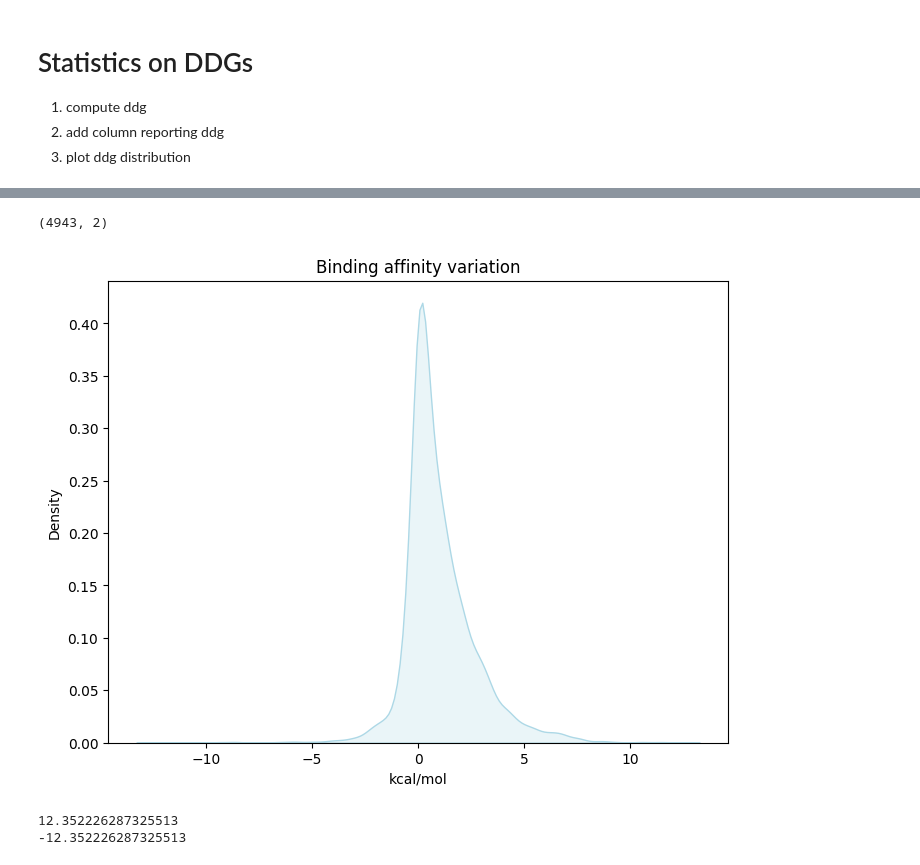
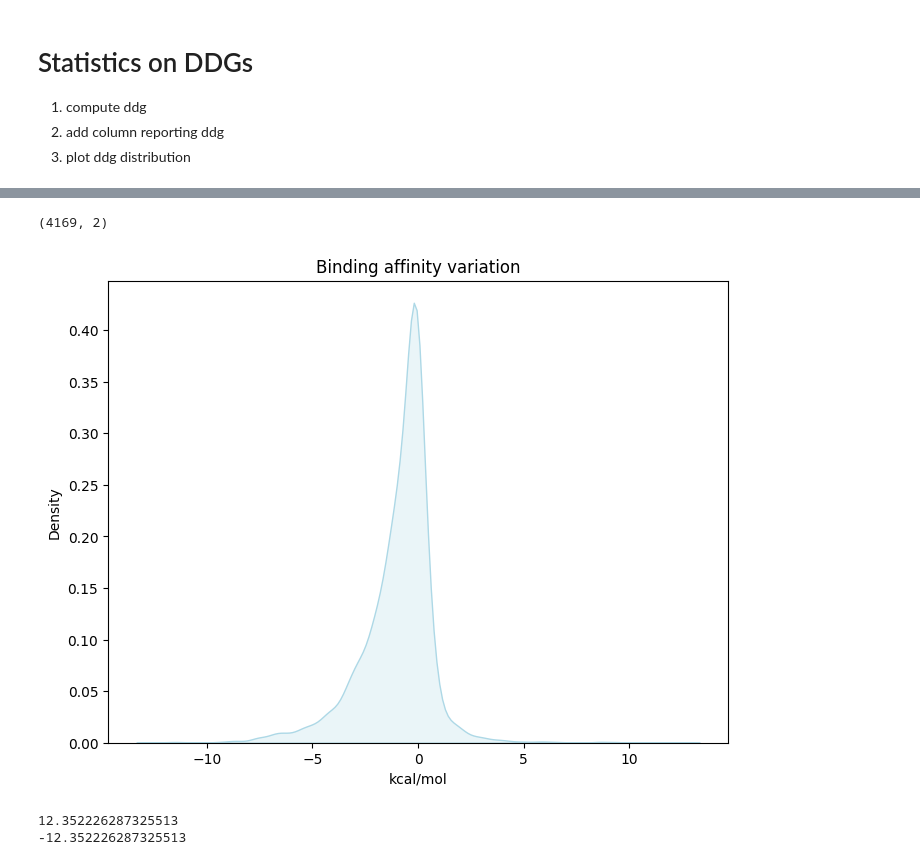
Before and after one commit to Biocca-hub/Binding_Affinity, a Jupyter notebook: scripts/other/SKEMPIvsS4169.ipynb, the cells around one changed output, grey strips where cells are left out. Cells and saved outputs as stored; diff of their text form; code cells hidden in the pictures.

Commit message:
Uploaded updated version of SKEMPIvsS4169 notebook, binding affinity graph was different.

```diff
--- a/scripts/other/SKEMPIvsS4169.ipynb
+++ b/scripts/other/SKEMPIvsS4169.ipynb
@@ -139,16 +150,16 @@ dtype: float64
 # %%
-dfddg = skempi_4169[['PDB', 'ddg']]
+dfddg = s4169[['pdb', 'actual']]
 dfddg.shape
 # %% [output]
-(4943, 2)
+(4169, 2)
 # %%
 plt.figure(figsize=(8, 6))
-sns.kdeplot(data=dfddg, x='ddg', color='lightblue', fill=True)
+sns.kdeplot(data=dfddg, x='actual', color='lightblue', fill=True)
 plt.title('Binding affinity variation')
 plt.xlabel('kcal/mol')
 plt.show()
 # %% [output]
-[figure, old version]
+[figure, new version]
 # %%
 print(max(ddg))
 print(min(ddg))
```
Also changed, not shown: parts of 10 cells of this notebook.
